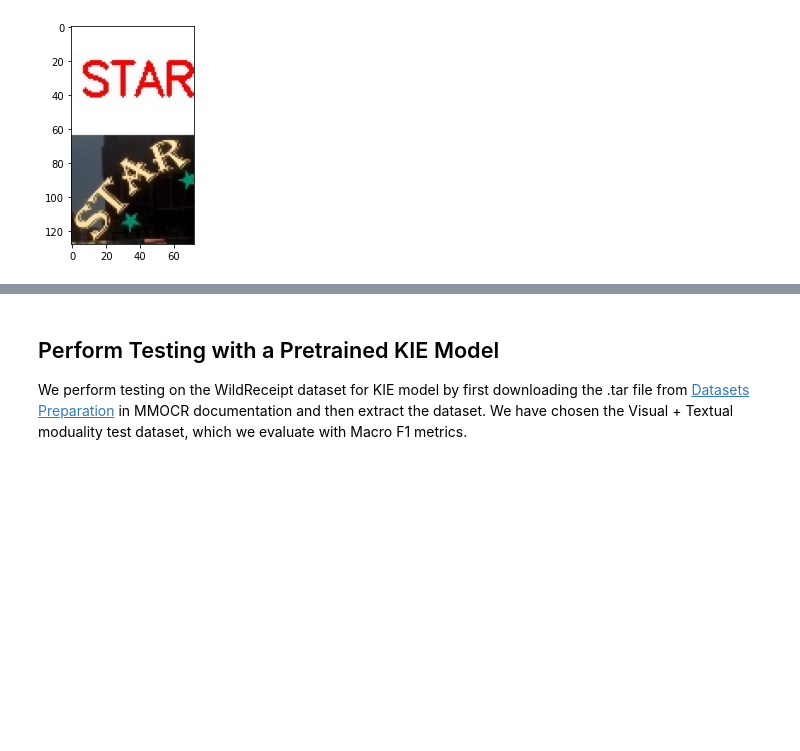
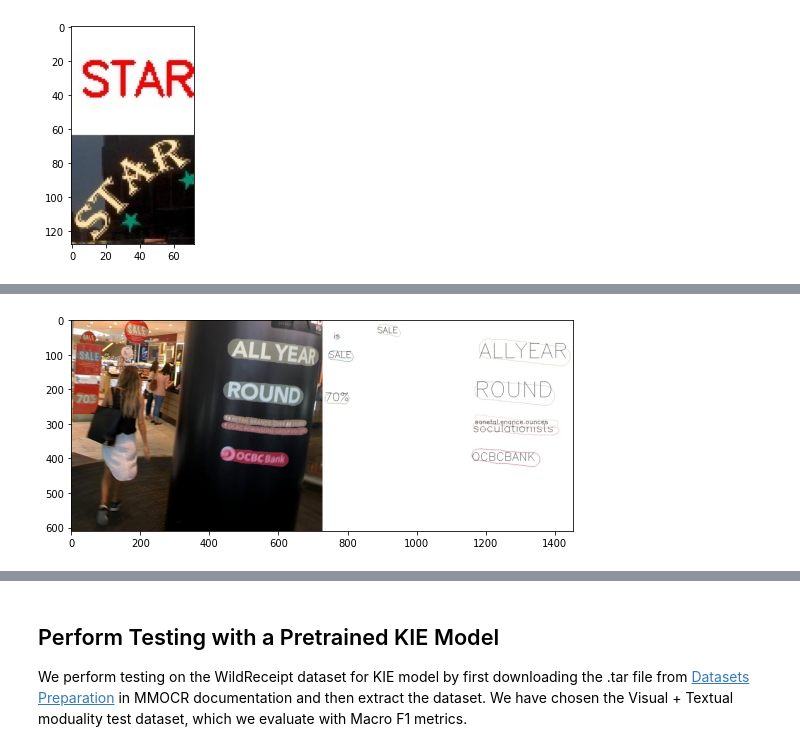
Before and after one commit to open-mmlab/mmocr, a Jupyter notebook: demo/MMOCR_Tutorial.ipynb, the cells around one changed output, grey strips where cells are left out. Saved outputs shown, nothing was run; the diff lists cells and outputs as text; code cells hidden in the pictures; blank space fills up the shorter version.

Commit message:
update demo

```diff
--- a/demo/MMOCR_Tutorial.ipynb
+++ b/demo/MMOCR_Tutorial.ipynb
@@ -136,0 +215,9 @@ plt.show()
+# %%
+# Visualize the results
+import matplotlib.pyplot as plt
+predicted_img = mmcv.imread('./outputs/demo_text_ocr_pred.jpg')
+plt.figure(figsize=(9, 16))
+plt.imshow(mmcv.bgr2rgb(predicted_img))
+plt.show()
+# %% [output]
+[figure, added]
```
Also changed, not shown: parts of 27 cells of this notebook, 5 other files.
